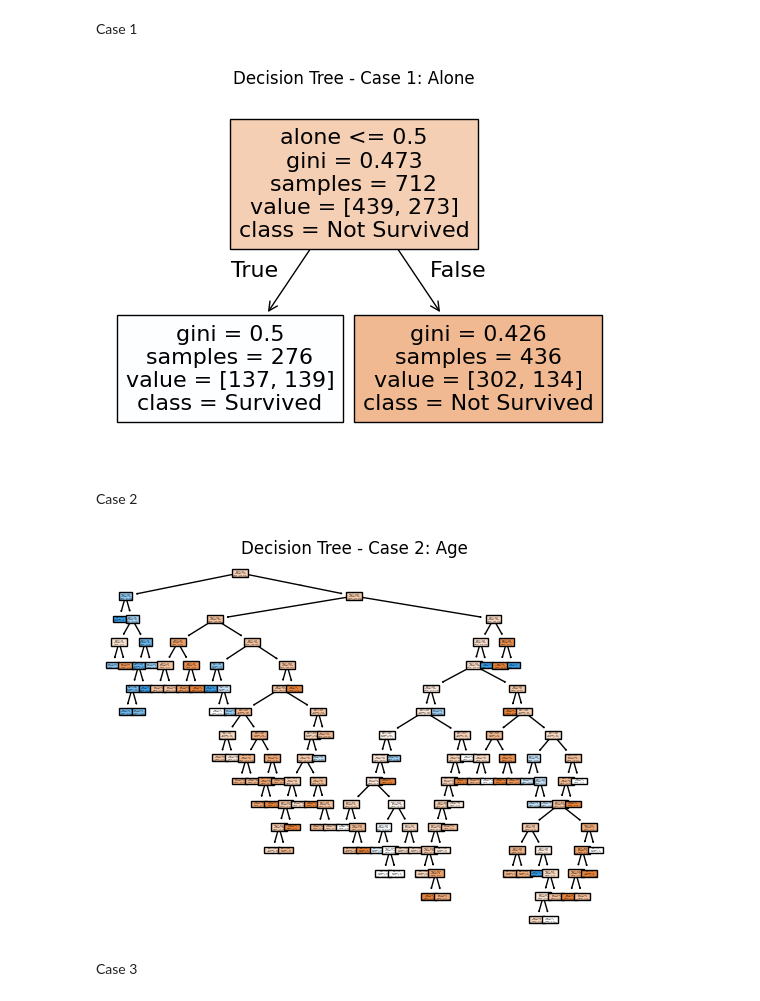
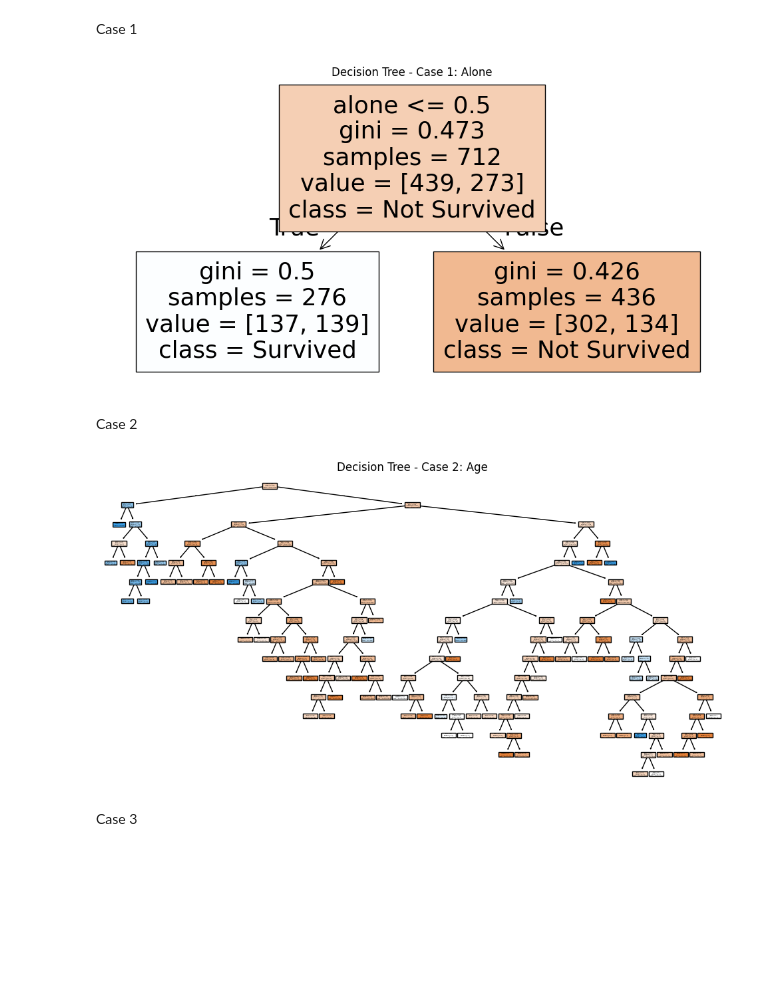
Before and after one commit to james-0177/applied_ml_pinkston, a Jupyter notebook: notebooks/project03/ml03_pinkston.ipynb, the cells around one changed output. Drawn from its saved outputs; the diff is of its cells as text; code cells hidden in the pictures; blank space fills up the shorter version.

```diff
--- a/notebooks/project03/ml03_pinkston.ipynb
+++ b/notebooks/project03/ml03_pinkston.ipynb
@@ -338,34 +339,36 @@ Plot the decision tree model for each case.
 Case 1
 # %%
 # Plot Decision Tree for Case 1
-fig = plt.Figure(figsize=(12, 6))
+fig = plt.figure(figsize=(12, 6))
 plot_tree(tree_model1,
           feature_names=X1.columns,
           class_names=['Not Survived', 'Survived'],
           filled=True)
 plt.title("Decision Tree - Case 1: Alone")
-plt.show()
 
 # Save image
 fig.savefig("tree_case1_alone.png")
+
+plt.show()
 # %% [output]
-[figure, old version]
+[figure, new version]
 # %% [markdown]
 Case 2
 # %%
 # Plot Decision Tree for Case 2
-fig = plt.Figure(figsize=(12, 6))
+fig = plt.figure(figsize=(12, 6))
 plot_tree(tree_model2,
           feature_names=X2.columns,
           class_names=['Not Survived', 'Survived'],
           filled=True)
 plt.title("Decision Tree - Case 2: Age")
-plt.show()
 
 # Save image
 fig.savefig("tree_case2_age.png")
+
+plt.show()
 # %% [output]
-[figure, old version]
+[figure, new version]
 # %% [markdown]
 Case 3
 # %%
```
Also changed, not shown: parts of 56 cells of this notebook, 6 other files.
